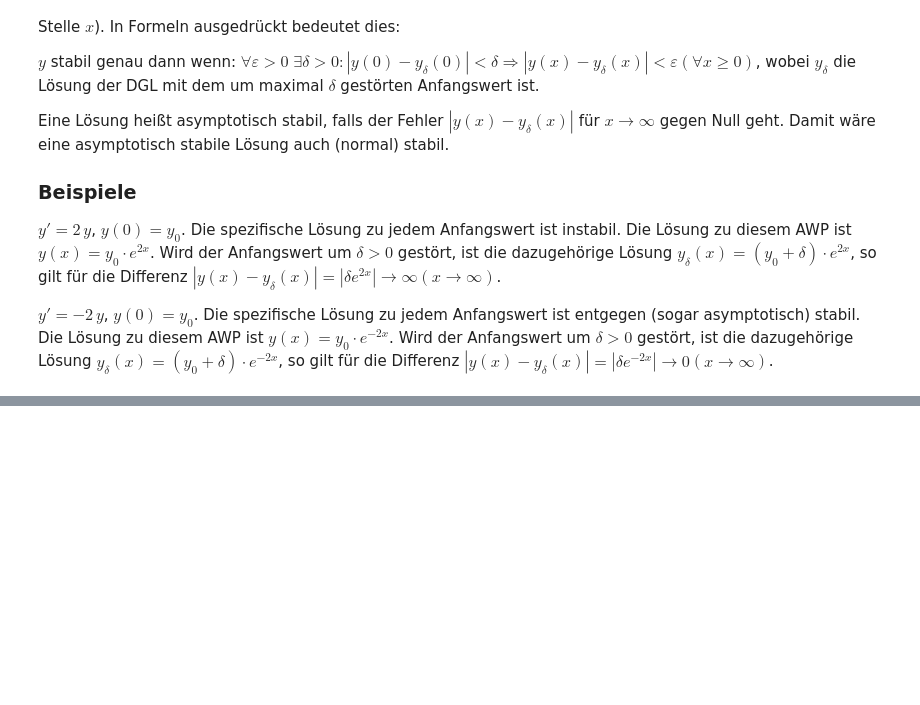
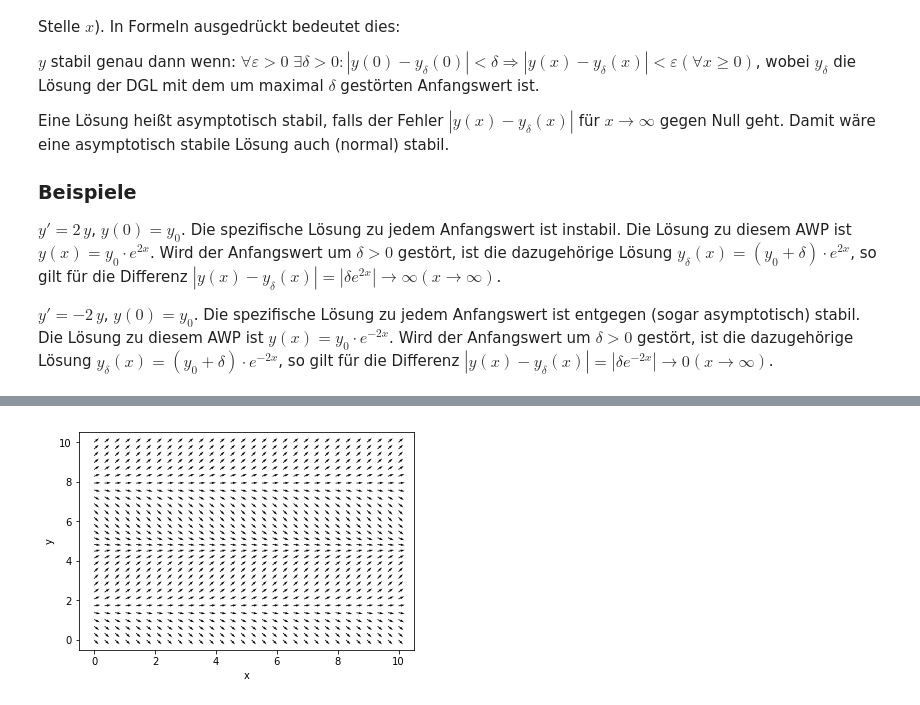
Before and after one commit to MathAlg/numericalODEs, a Jupyter notebook: ODEs_numeric_main.ipynb, the cells around one changed output, grey strips where cells are left out. Drawn from its saved outputs; the diff is of its cells as text; code cells hidden in the pictures; blank space fills up the shorter version.

```diff
--- a/ODEs_numeric_main.ipynb
+++ b/ODEs_numeric_main.ipynb
@@ -119,0 +44,11 @@ var.show(directions='on')
+# %%
+# create the right hand side of the equation y' = f(x,y)
+f = lambda x,y: -np.cos(y)
+
+# create variable of class 'ODE'
+var = tb.ODE(f,0,10,3) # input: ODE(RHS,x0,xend,y0)
+
+# take a look at the direction fiel of the ODE
+var.directionField(0,10,0,10,30,30) # input: directionField(xmin,xmax,ymin,ymax [,nx,ny])
+# %% [output]
+[figure, added]
```
Also changed, not shown: parts of 9 cells of this notebook, 1 other file.
